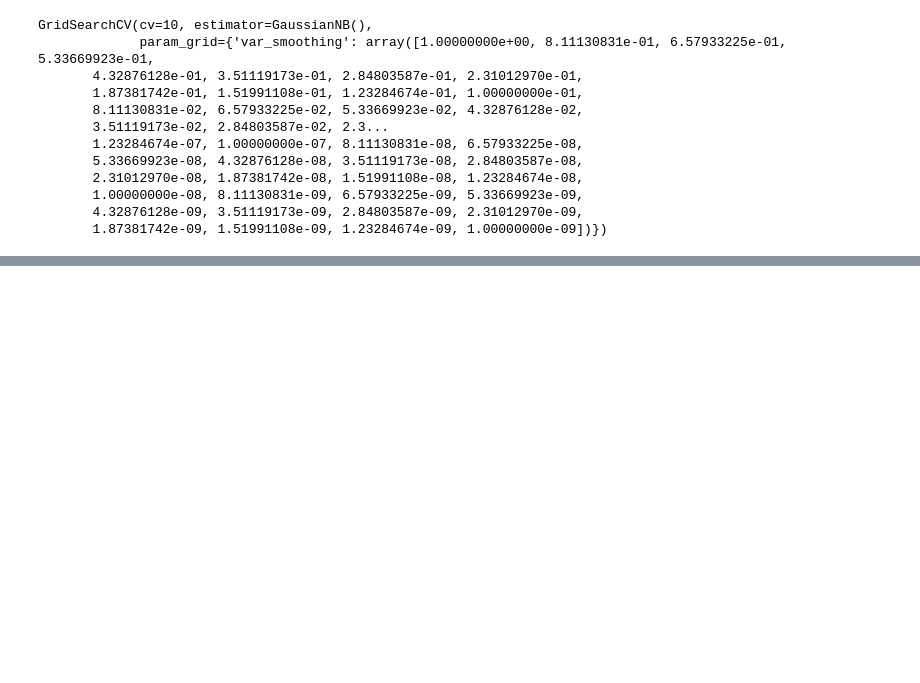
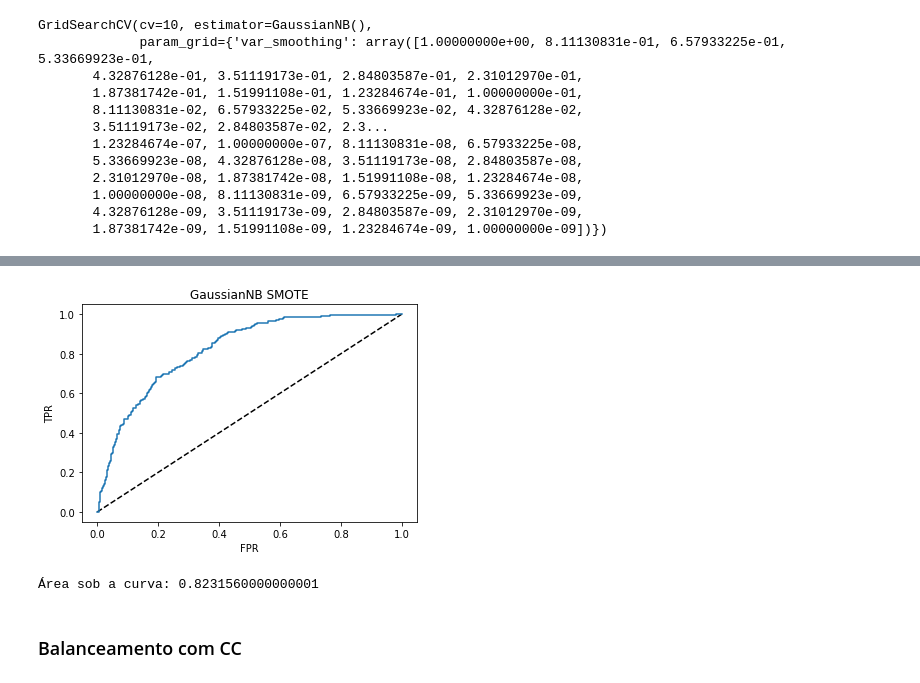
Before and after one commit to Marcellofabrizio/Notebooks, a Jupyter notebook: Pima Indians Diabetes Database/ClassifierComparison.ipynb, the cells around one changed output, grey strips where cells are left out. Cells and saved outputs as stored; diff of their text form; code cells hidden in the pictures; blank space fills up the shorter version.

```diff
--- a/Pima Indians Diabetes Database/ClassifierComparison.ipynb
+++ b/Pima Indians Diabetes Database/ClassifierComparison.ipynb
@@ -718,0 +609,5 @@ plt.show()
+# %%
+print_roc_curve(grid, X_smote, y_smote, 'GaussianNB', 'GaussianNB SMOTE')
+# %% [output]
+[figure, added]
+Área sob a curva: 0.8231560000000001
@@ -718,0 +616,2 @@ plt.show()
+# %% [markdown]
+### Balanceamento com CC
```
Also changed, not shown: parts of 59 cells of this notebook.
